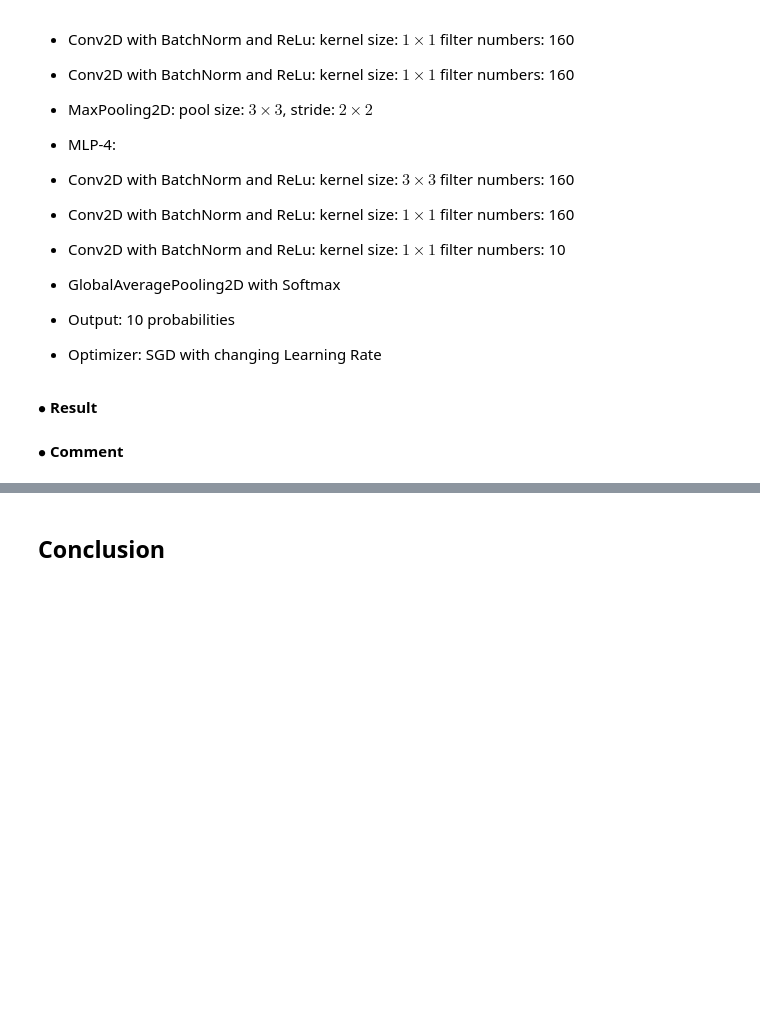
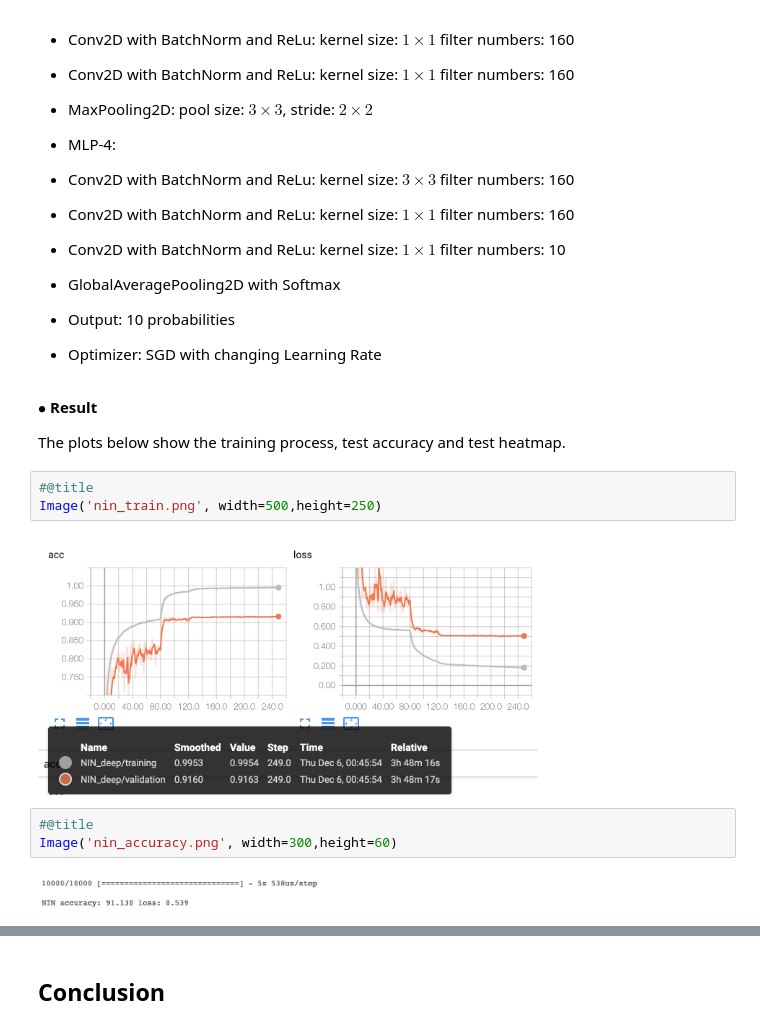
Before and after one commit to wxya2017/GR5242-CIFAR10, a Jupyter notebook: Final_Project_Report.ipynb, the cells around one changed output, grey strips where cells are left out. Saved outputs shown, nothing was run; the diff lists cells and outputs as text; blank space fills up the shorter version.

```diff
--- a/Final_Project_Report.ipynb
+++ b/Final_Project_Report.ipynb
@@ -115,7 +114,17 @@ Image('mlp figure.png', width = 400, height = 200)
  *  GlobalAveragePooling2D with Softmax
  *  Output: 10 probabilities
  *  Optimizer: SGD with changing Learning Rate
-# %% [markdown]
- **$\bullet$ Result**
-# %% [markdown]
-**$\bullet$  Comment**
+# %% [markdown]
+ **$\bullet$ Result**
+
+The plots below show the training process, test accuracy and test heatmap.
+# %%
+#@title
+Image('nin_train.png', width=500,height=250)
+# %% [output]
+[figure, added]
+# %%
+#@title
+Image('nin_accuracy.png', width=300,height=60)
+# %% [output]
+[figure, added]
```
Also changed, not shown: parts of 9 cells of this notebook.
